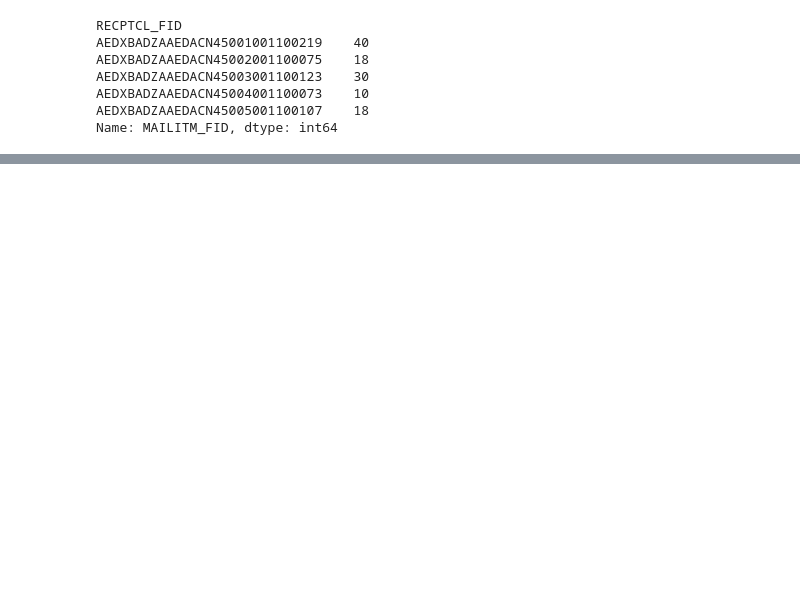
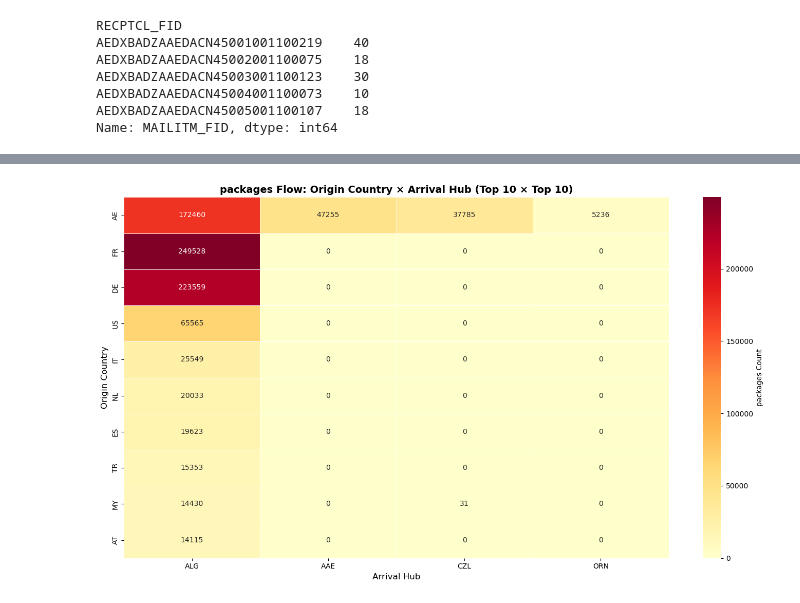
Before and after one commit to DjameelEddine/Data-Mining, a Jupyter notebook: notebooks/EDA.ipynb, the cells around one changed output, grey strips where cells are left out. Saved outputs shown, nothing was run; the diff lists cells and outputs as text; code cells hidden in the pictures; blank space fills up the shorter version.

```diff
--- a/notebooks/EDA.ipynb
+++ b/notebooks/EDA.ipynb
@@ -357,0 +608,18 @@ Name: MAILITM_FID, dtype: int64
+# %%
+# Parcel volume by origin country
+origin_country_volume = parsed_packages_df['origin_country'].value_counts()
+print("\n--- Parcel Volume by Origin Country ---")
+print(origin_country_volume.head(15))
+
+# Create origin_country × arrival_hub matrix
+flow_matrix = pd.crosstab(parsed_packages_df['origin_country'],
+                           parsed_packages_df['arrival_hub'])
+
+# Keep only top 10 origin countries and top 10 arrival hubs for readability
+top_origins = parsed_packages_df['origin_country'].value_counts().head(10).index
+top_arrivals = parsed_packages_df['arrival_hub'].value_counts().head(10).index
+
+flow_matrix_top = flow_matrix.loc[top_origins, top_arrivals]
+
+print("\n--- Origin Country × Arrival Hub Matrix (Top 10 × Top 10) ---")
+print(flow_matrix_top)
@@ -357,0 +644,13 @@ Name: MAILITM_FID, dtype: int64
+# %%
+# Visualize origin × arrival hub flow
+plt.figure(figsize=(14, 8))
+sns.heatmap(flow_matrix_top, cmap='YlOrRd', annot=True, fmt='d',
+            cbar_kws={'label': 'packages Count'}, linewidths=0.5)
+plt.title('packages Flow: Origin Country × Arrival Hub (Top 10 × Top 10)',
+          fontsize=14, fontweight='bold')
+plt.xlabel('Arrival Hub', fontsize=12)
+plt.ylabel('Origin Country', fontsize=12)
+plt.tight_layout()
+plt.show()
+# %% [output]
+[figure, added]
```
Also changed, not shown: parts of 59 cells of this notebook.
